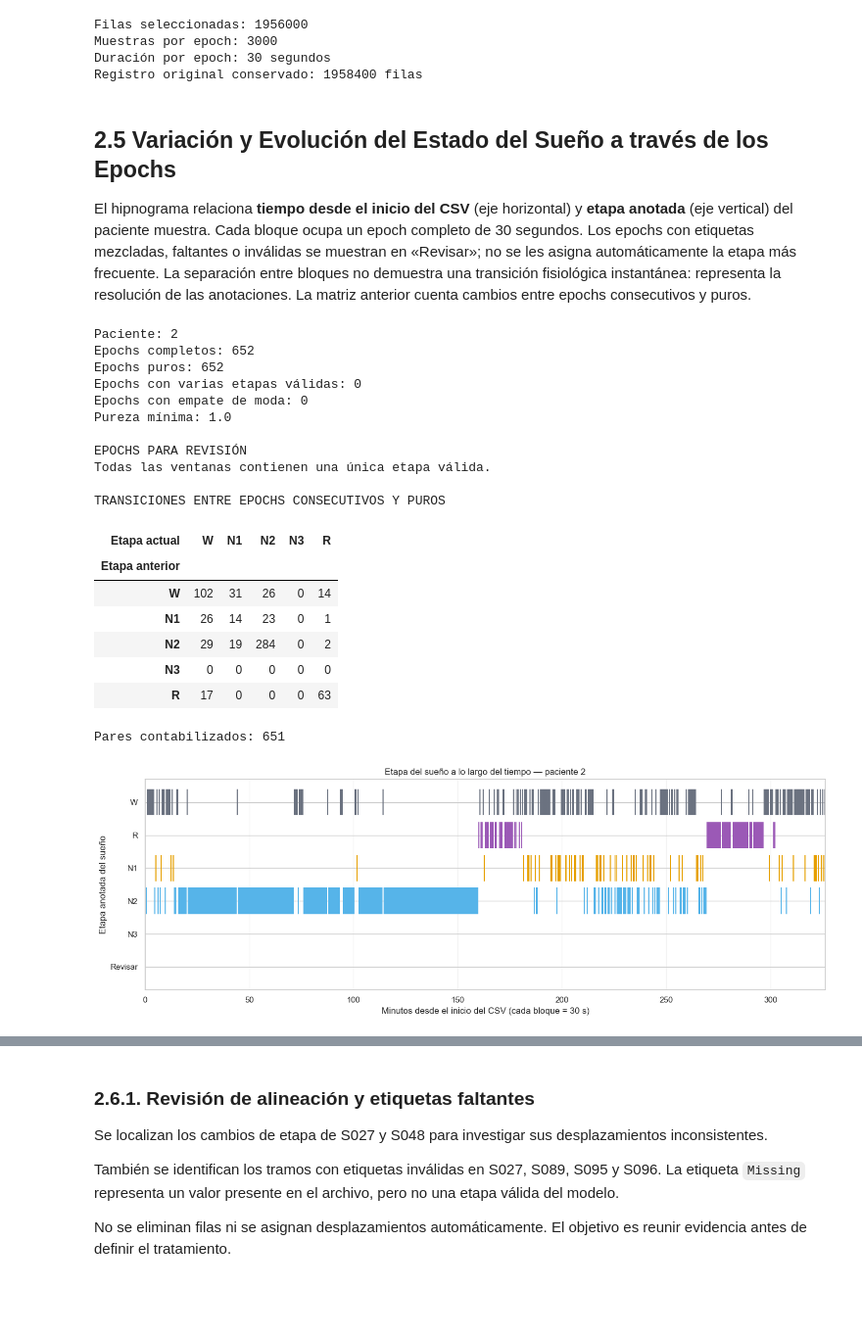
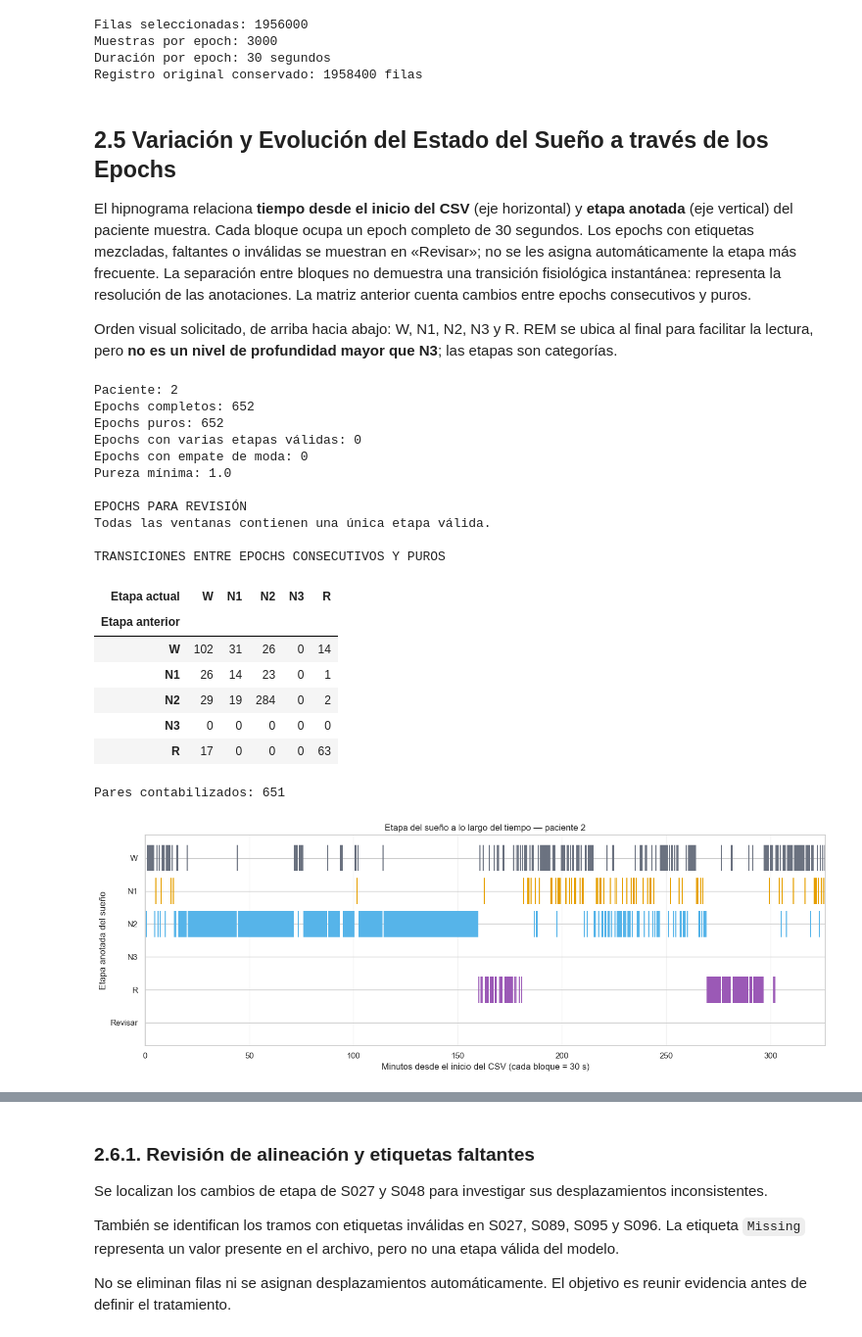
Before and after one commit to Taritto/TPI_CDD_G7, a Jupyter notebook: temporal_version_tp_cdd.ipynb, the cells around one changed output, grey strips where cells are left out. Shown at 98% size. Drawn from its saved outputs; the diff is of its cells as text; code cells hidden in the pictures; blank space fills up the shorter version.

```diff
--- a/temporal_version_tp_cdd.ipynb
+++ b/temporal_version_tp_cdd.ipynb
@@ -964,6 +988,8 @@ Registro original conservado: 1958400 filas
 ## 2.5 Variación y Evolución del Estado del Sueño a través de los Epochs
 
 El hipnograma relaciona **tiempo desde el inicio del CSV** (eje horizontal) y **etapa anotada** (eje vertical) del paciente muestra. Cada bloque ocupa un epoch completo de 30 segundos. Los epochs con etiquetas mezcladas, faltantes o inválidas se muestran en «Revisar»; no se les asigna automáticamente la etapa más frecuente. La separación entre bloques no demuestra una transición fisiológica instantánea: representa la resolución de las anotaciones. La matriz anterior cuenta cambios entre epochs consecutivos y puros.
+
+Orden visual solicitado, de arriba hacia abajo: W, N1, N2, N3 y R. REM se ubica al final para facilitar la lectura, pero **no es un nivel de profundidad mayor que N3**; las etapas son categorías.
 # %%
 # 2.5. Evolución y transiciones del sueño
 
@@ -1095,7 +1121,7 @@ display(transition_matrix)
 print("Pares contabilizados:", int(pares_validos.sum()))
 
 # Cada rectángulo representa el intervalo completo de un epoch (0,5 min).
-stage_mapping = {"W": 4, "R": 3, "N1": 2, "N2": 1, "N3": 0}
+stage_mapping = {"W": 4, "N1": 3, "N2": 2, "N3": 1, "R": 0}
 colores_etapas = {
     "W": "#6b7280", "R": "#9b59b6", "N1": "#e69f00",
     "N2": "#56b4e9", "N3": "#0072b2",
@@ -1125,7 +1151,7 @@ if revisables.any():
 
 ax.set_yticks(
     [-1, 0, 1, 2, 3, 4],
-    labels=["Revisar", "N3", "N2", "N1", "R", "W"],
+    labels=["Revisar", "R", "N3", "N2", "N1", "W"],
 )
 ax.set_xlim(
     0, df_sample_epochs["tiempo_min"].max() + duracion_epoch_min
@@ -1135,34 +1161,34 @@ ax.set_xlabel("Minutos desde el inicio del CSV (cada bloque = 30 s)")
 ax.set_ylabel("Etapa anotada del sueño")
 ax.set_title(
     f"Etapa del sueño a lo largo del tiempo — paciente "
     f"{extract_patient_id(sample_file)}"
 )
 ax.grid(axis="x", alpha=0.25)
 ax.set_axisbelow(True)
 
 plt.tight_layout()
 plt.show()
 # %% [output]
 Paciente: 2
 Epochs completos: 652
 Epochs puros: 652
 Epochs con varias etapas válidas: 0
 Epochs con empate de moda: 0
 Pureza mínima: 1.0
 
 EPOCHS PARA REVISIÓN
 Todas las ventanas contienen una única etapa válida.
 
 TRANSICIONES ENTRE EPOCHS CONSECUTIVOS Y PUROS
 | Etapa actual | W | N1 | N2 | N3 | R |
 | Etapa anterior |  |  |  |  |  |
 | W | 102 | 31 | 26 | 0 | 14 |
 | N1 | 26 | 14 | 23 | 0 | 1 |
 | N2 | 29 | 19 | 284 | 0 | 2 |
 | N3 | 0 | 0 | 0 | 0 | 0 |
 | R | 17 | 0 | 0 | 0 | 63 |
 Pares contabilizados: 651
-[figure, old version]
+[figure, new version]
 # %% [markdown]
 # 2.6. Auditoría general de los pacientes disponibles
 
```
Also changed, not shown: parts of 37 cells of this notebook, 9 other files.
